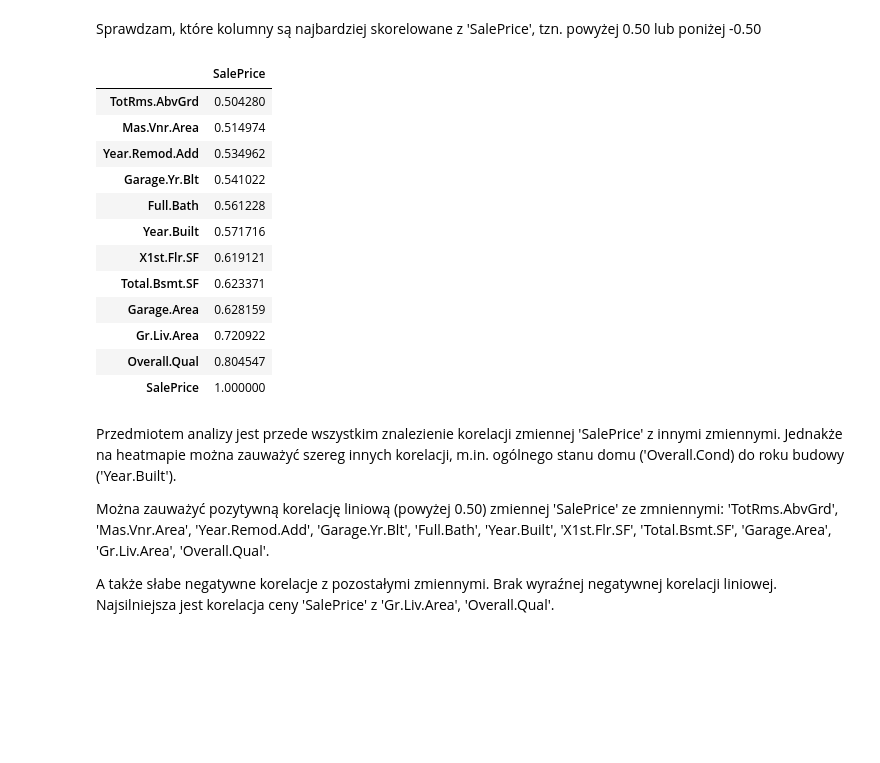
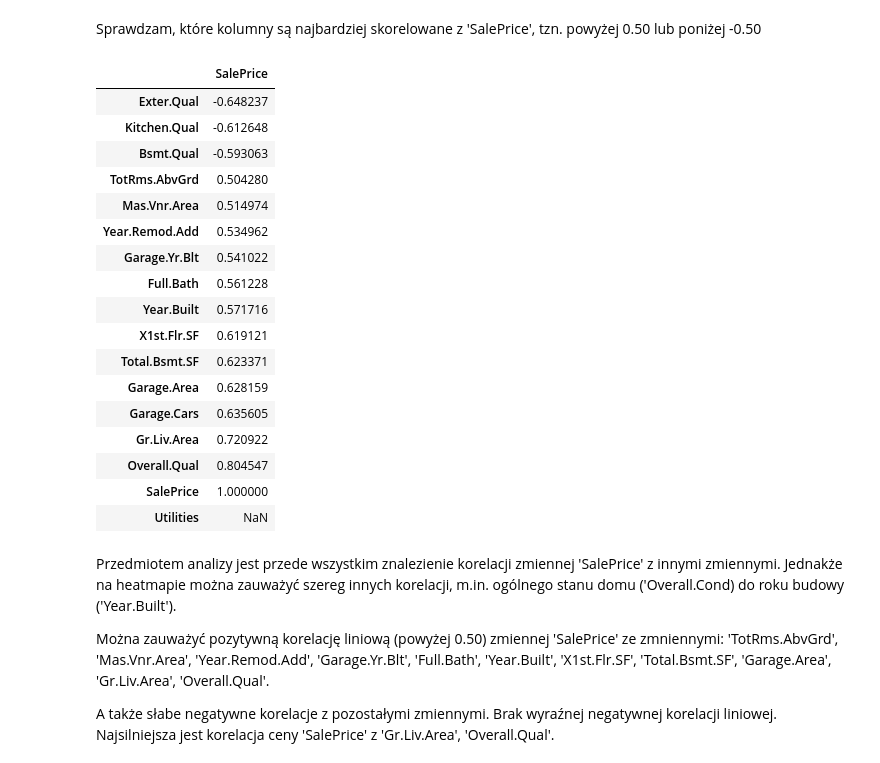
Before and after one commit to edytakudla/Ames_Prices_Predicting_Project, a Jupyter notebook: Project Ames.ipynb, the cells around one changed output. Cells and saved outputs as stored; diff of their text form; code cells hidden in the pictures; blank space fills up the shorter version.

```diff
--- a/Project Ames.ipynb
+++ b/Project Ames.ipynb
@@ -356,11 +410,18 @@ plt.show()
 # %% [markdown]
 Sprawdzam, które kolumny są najbardziej skorelowane z 'SalePrice', tzn. powyżej 0.50 lub poniżej -0.50
 # %%
-df_most_correlated_cols_num = pd.DataFrame(df[numeric].corr().SalePrice.sort_values())
-df_most_correlated_cols_num = df_most_correlated_cols_num[df_most_correlated_cols_num['SalePrice'].between(-0.50, 0.50, inclusive = False) == False]
-df_most_correlated_cols_num
+# df_most_correlated_cols_num = pd.DataFrame(df[numeric].corr().SalePrice.sort_values())
+# df_most_correlated_cols_num = df_most_correlated_cols_num[df_most_correlated_cols_num['SalePrice'].between(-0.50, 0.50, inclusive = False) == False]
+# df_most_correlated_cols_num
+
+df_most_correlated_cols = pd.DataFrame(df.corr().SalePrice.sort_values())
+df_most_correlated_cols = df_most_correlated_cols[df_most_correlated_cols['SalePrice'].between(-0.50, 0.50, inclusive = False) == False]
+df_most_correlated_cols
 # %% [output]
 |  | SalePrice |
+| Exter.Qual | -0.648237 |
+| Kitchen.Qual | -0.612648 |
+| Bsmt.Qual | -0.593063 |
 | TotRms.AbvGrd | 0.504280 |
 | Mas.Vnr.Area | 0.514974 |
 | Year.Remod.Add | 0.534962 |
@@ -370,9 +431,11 @@ df_most_correlated_cols_num
 | X1st.Flr.SF | 0.619121 |
 | Total.Bsmt.SF | 0.623371 |
 | Garage.Area | 0.628159 |
+| Garage.Cars | 0.635605 |
 | Gr.Liv.Area | 0.720922 |
 | Overall.Qual | 0.804547 |
 | SalePrice | 1.000000 |
+| Utilities | NaN |
 # %% [markdown]
 Przedmiotem analizy jest przede wszystkim znalezienie korelacji zmiennej 'SalePrice' z innymi zmiennymi. Jednakże na heatmapie można zauważyć szereg innych korelacji, m.in. ogólnego stanu domu ('Overall.Cond) do roku budowy ('Year.Built').
 
```
Also changed, not shown: parts of 45 cells of this notebook.
